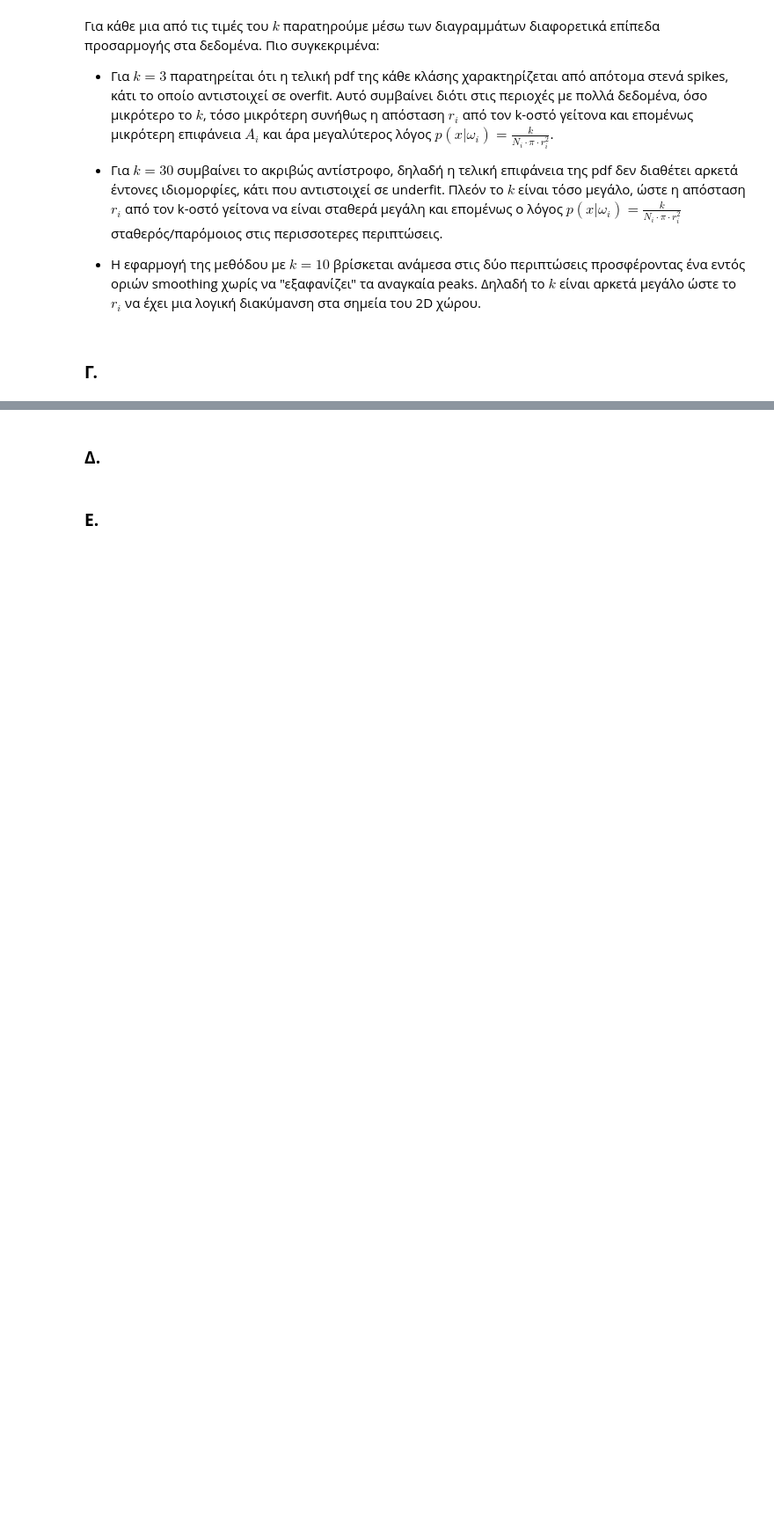
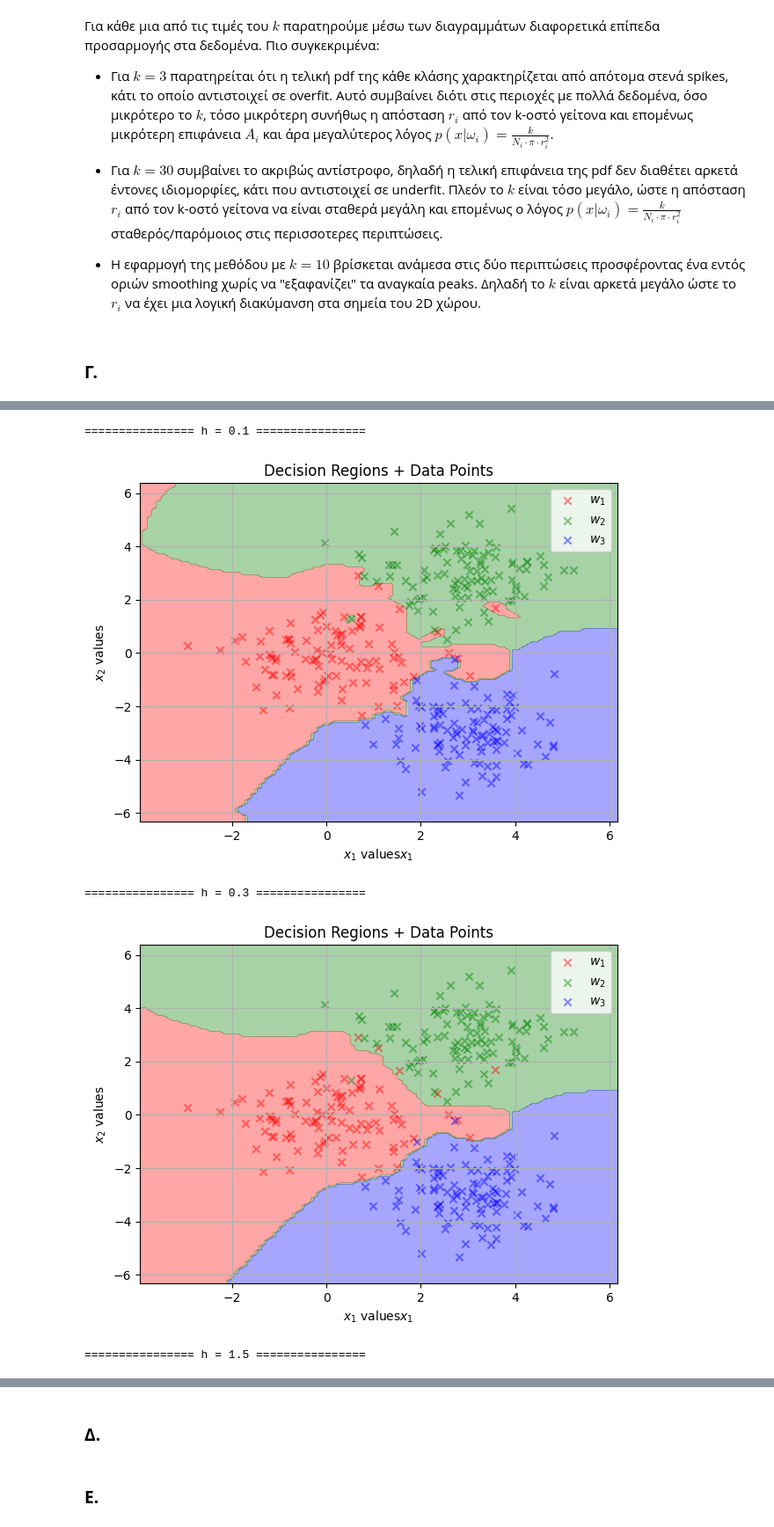
Before and after one commit to iliaxant/Pattern_Recognition_HW2, a Jupyter notebook: HW_2_PR_58545.ipynb, the cells around one changed output, grey strips where cells are left out. Shown at 88% size. Drawn from its saved outputs; the diff is of its cells as text; code cells hidden in the pictures; blank space fills up the shorter version.

```diff
--- a/HW_2_PR_58545.ipynb
+++ b/HW_2_PR_58545.ipynb
@@ -377,0 +384,29 @@ for kappa in k:
+# %%
+def bayes_classifier(pdf_list):
+
+    pdf_stack = np.stack(pdf_list, axis=0)
+    decisions = np.argmax(pdf_stack, axis=0)
+    decisions += 1
+
+    return decisions
+# %%
+def plot_classifications(xx1, xx2, classes_w, decisions):
+
+    plt.figure(figsize=(7, 5))
+
+    plt.contourf(xx1, xx2, decisions, levels=[0.5, 1.5, 2.5, 3.5], alpha=0.35,
+                 colors=['red', 'green', 'blue'])
+
+    # plt.contour(xx1, xx2, decisions, levels=[1.5, 2.5], colors='k', linewidths=1.3)
+
+    # --- 3) Plot training points ---
+    plt.scatter(classes_w[0][0], classes_w[0][1], color='r', marker='x', label='$w_1$', alpha=0.45)
+    plt.scatter(classes_w[1][0], classes_w[1][1], color='g', marker='x', label='$w_2$', alpha=0.45)
+    plt.scatter(classes_w[2][0], classes_w[2][1], color='b', marker='x', label='$w_3$', alpha=0.45)
+
+    plt.xlabel("$x_1$ values""$x_1$")
+    plt.ylabel("$x_2$ values")
+    plt.title("Decision Regions + Data Points")
+    plt.legend()
+    plt.grid(True)
+    plt.show()
@@ -377,0 +461,21 @@ for kappa in k:
+# %%
+hs = [0.1, 0.3, 1.5]
+
+for h in hs:
+    # Υπολογισμός των p(x|ω_i)
+    p1 = parzen_pdf(X, w1[[0,1]].to_numpy(), h).reshape(xx1.shape)
+    p2 = parzen_pdf(X, w2[[0,1]].to_numpy(), h).reshape(xx1.shape)
+    p3 = parzen_pdf(X, w3[[0,1]].to_numpy(), h).reshape(xx1.shape)
+
+    # Bayes classification (equal priors → απλή σύγκριση p(x|ω_i))
+    labels = bayes_classifier([p1, p2, p3])
+
+    # Plot decision regions
+    print(f"\n================ h = {h} ================")
+    plot_classifications(xx1, xx2, [w1, w2, w3], labels)
+# %% [output]
+================ h = 0.1 ================
+[figure, added]
+================ h = 0.3 ================
+[figure, added]
+================ h = 1.5 ================
```
Also changed, not shown: parts of 5 cells of this notebook.
